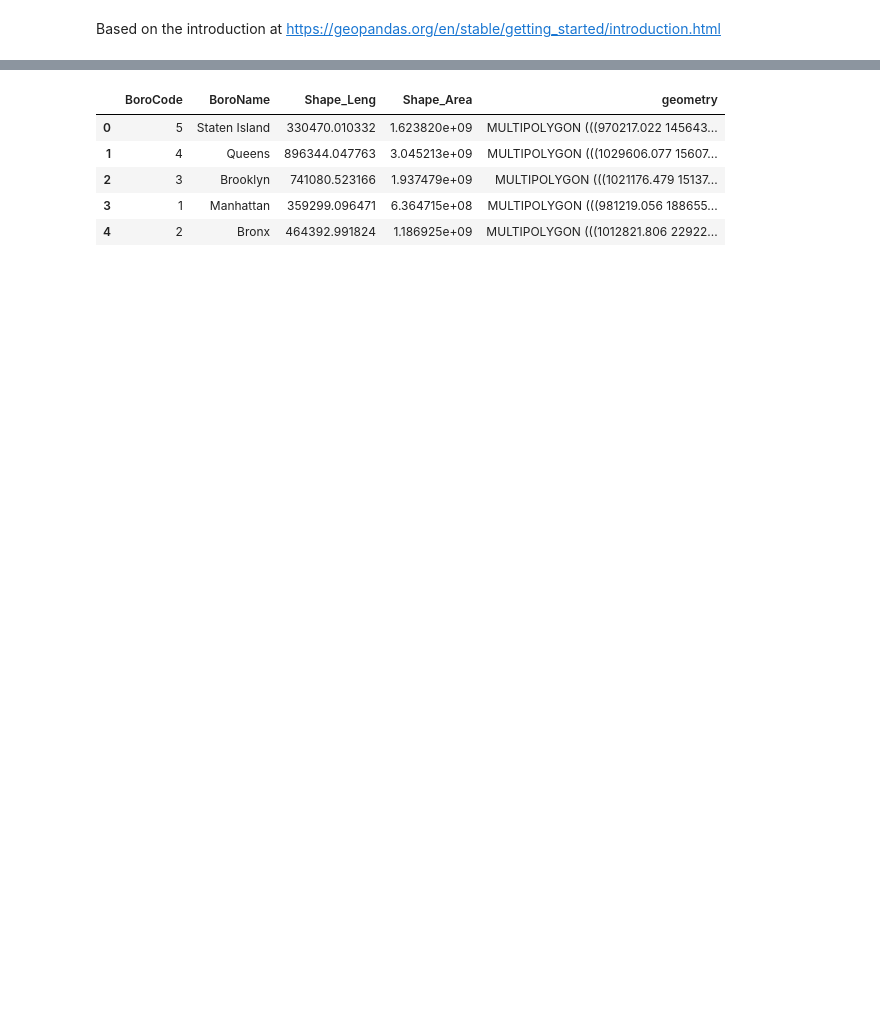
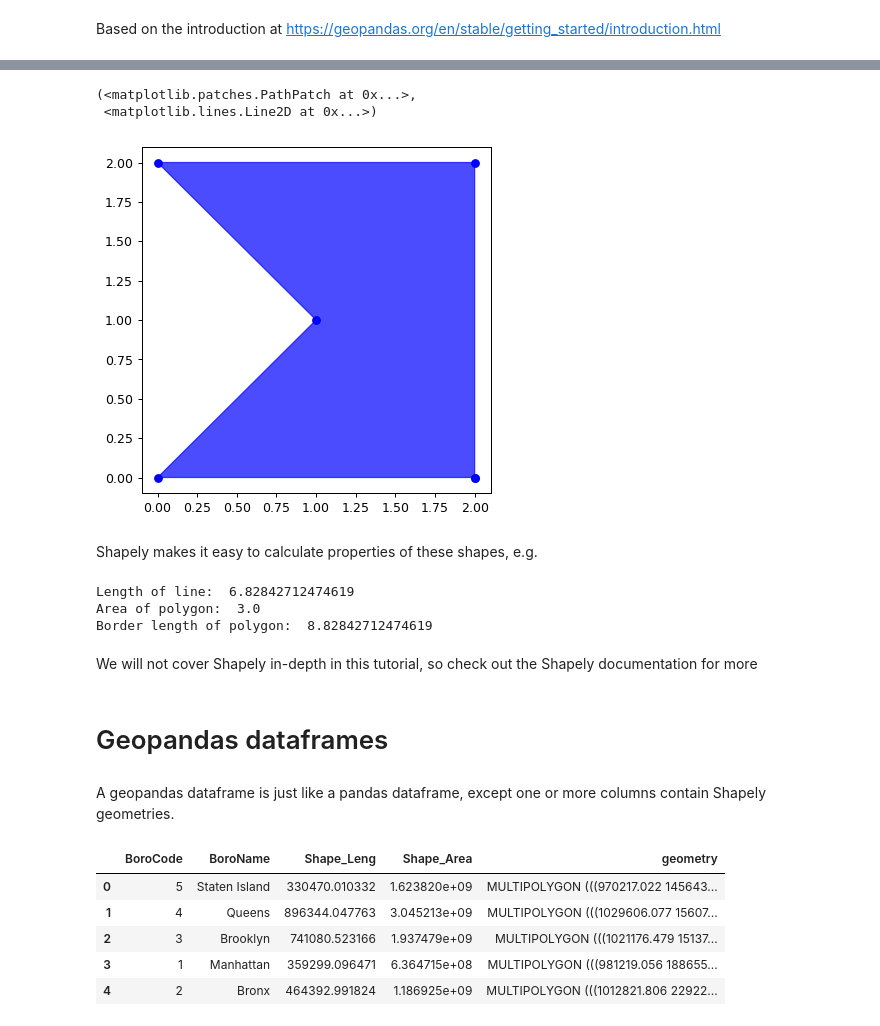
Before and after one commit to bobbyantonio/iecdt_environmental_data_analysis, a Jupyter notebook: course_notebooks/geopandas/geopandas.ipynb, the cells around one changed output, grey strips where cells are left out. Saved outputs shown, nothing was run; the diff lists cells and outputs as text; code cells hidden in the pictures; blank space fills up the shorter version.

```diff
--- a/course_notebooks/geopandas/geopandas.ipynb
+++ b/course_notebooks/geopandas/geopandas.ipynb
@@ -3 +47,31 @@ Based on the introduction at https://geopandas.org/en/stable/getting_started/int
+# %%
+from shapely import Polygon
+polygon = Polygon([(2,0), (0, 0), (1, 1), (0,2), (2,2)])
+# %%
+from shapely.plotting import plot_polygon
+
+fig = plt.figure(1, figsize=(5,5), dpi=90)
+ax = fig.add_subplot(111)
+
+plot_polygon(polygon, ax=ax, color='b', alpha=0.7)
+# %% [output]
+(<matplotlib.patches.PathPatch at 0x...>,
+ <matplotlib.lines.Line2D at 0x...>)
+[figure, added]
+# %% [markdown]
+Shapely makes it easy to calculate properties of these shapes, e.g.
+# %%
+print('Length of line: ', line.length)
+print('Area of polygon: ', polygon.area)
+print('Border length of polygon: ', polygon.boundary.length)
+# %% [output]
+Length of line:  6.82842712474619
+Area of polygon:  3.0
+Border length of polygon:  8.82842712474619
+# %% [markdown]
+We will not cover Shapely in-depth in this tutorial, so check out the Shapely documentation for more
+# %% [markdown]
+# Geopandas dataframes
+# %% [markdown]
+A geopandas dataframe is just like a pandas dataframe, except one or more columns contain Shapely geometries.
 # %%
```
Also changed, not shown: parts of 67 cells of this notebook, 1 other file.
